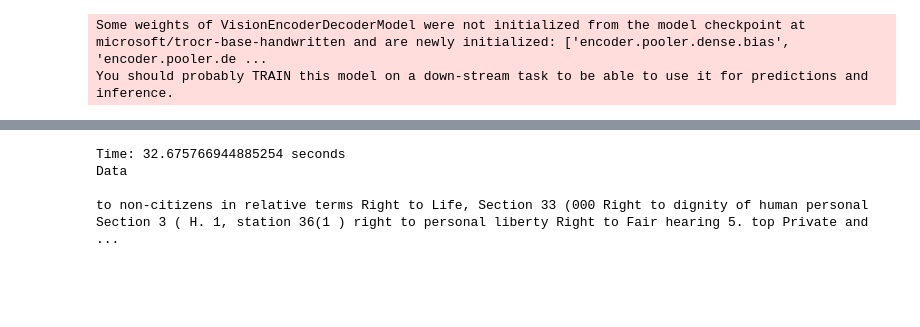
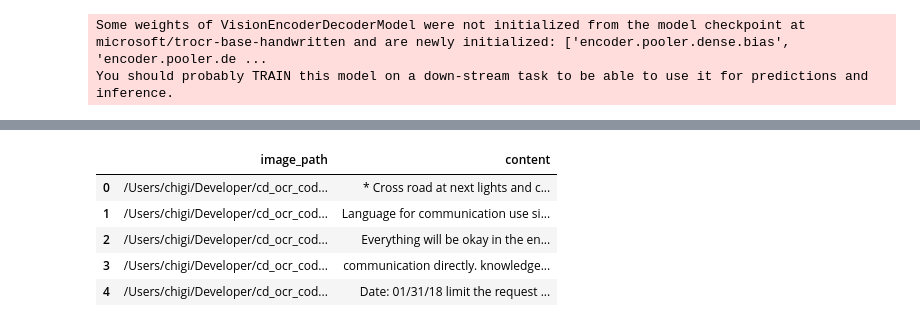
Before and after one commit to chiraggulati098/neural_code_compiler, a Jupyter notebook: notebook.ipynb, the cells around one changed output, grey strips where cells are left out. Saved outputs shown, nothing was run; the diff lists cells and outputs as text; code cells hidden in the pictures; blank space fills up the shorter version.

```diff
--- a/notebook.ipynb
+++ b/notebook.ipynb
@@ -42,16 +43,22 @@ plt.show()
 # %%
-start_time = time.time()
-texts = read(image_path)
-text_data = " ".join(texts)
-end_time = time.time()
-time_difference = end_time - start_time
-print(f"Time: {time_difference} seconds")
-print("Data\n")
-print(text_data)
-gc.collect()
-torch.cuda.empty_cache()
+# start_time = time.time()
+# texts = read(image_path)
+# text_data = " ".join(texts)
+# end_time = time.time()
+# time_difference = end_time - start_time
+# print(f"Time: {time_difference} seconds")
+# print("Data\n")
+# print(text_data)
+# gc.collect()
+# torch.cuda.empty_cache()
-# %% [output]
-Time: 32.675766944885254 seconds
-Data
-
-to non-citizens in relative terms Right to Life, Section 33 (000 Right to dignity of human personal Section 3 ( H. 1, station 36(1 ) right to personal liberty Right to Fair hearing 5. top Private and  ...
+# %%
+test_data = pd.read_csv("test_dataset.csv")
+# %%
+test_data.head()
+# %% [output]
+|  | image_path | content |
+| 0 | /Users/chigi/Developer/cd_ocr_cod... | * Cross road at next lights and c... |
+| 1 | /Users/chigi/Developer/cd_ocr_cod... | Language for communication use si... |
+| 2 | /Users/chigi/Developer/cd_ocr_cod... | Everything will be okay in the en... |
+| 3 | /Users/chigi/Developer/cd_ocr_cod... | communication directly. knowledge... |
+| 4 | /Users/chigi/Developer/cd_ocr_cod... | Date: 01/31/18 limit the request ... |
```
Also changed, not shown: parts of 5 cells of this notebook, 1 other file.
